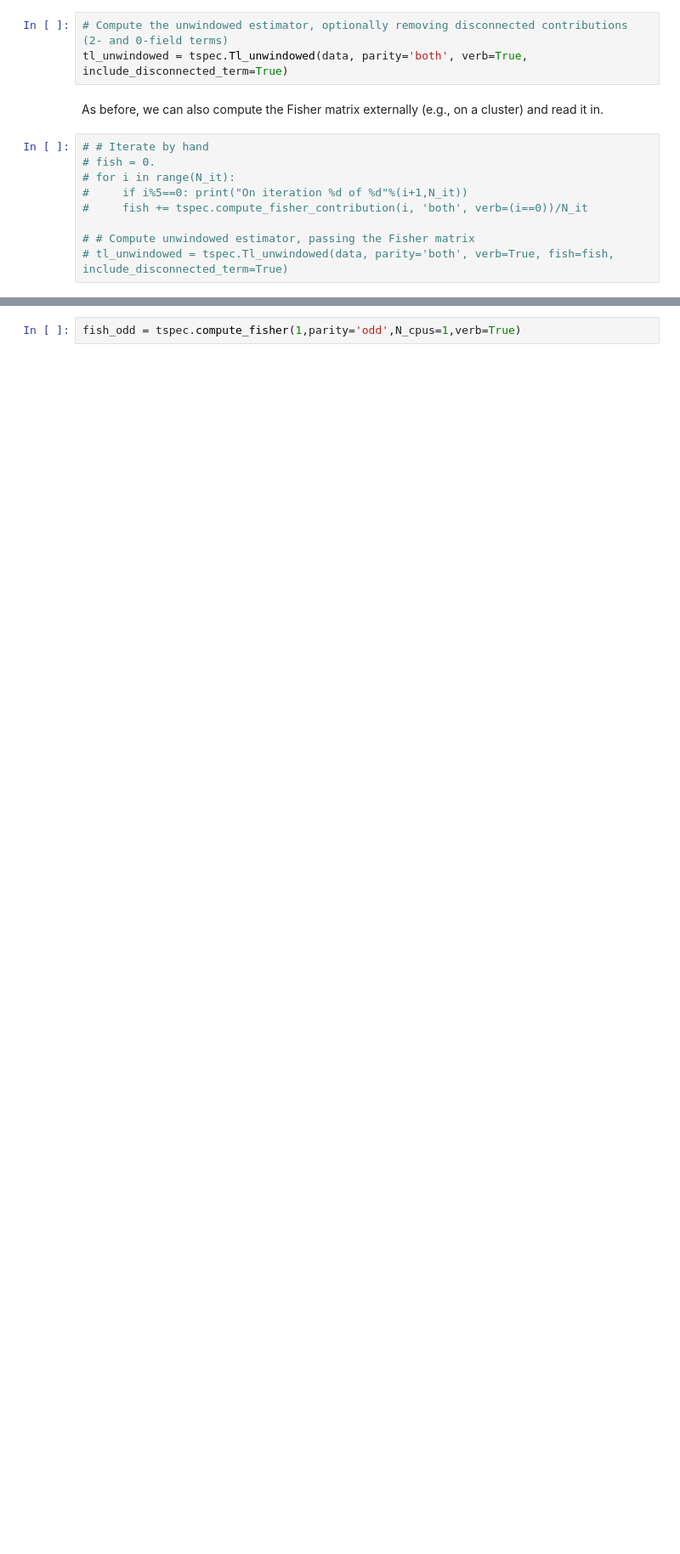
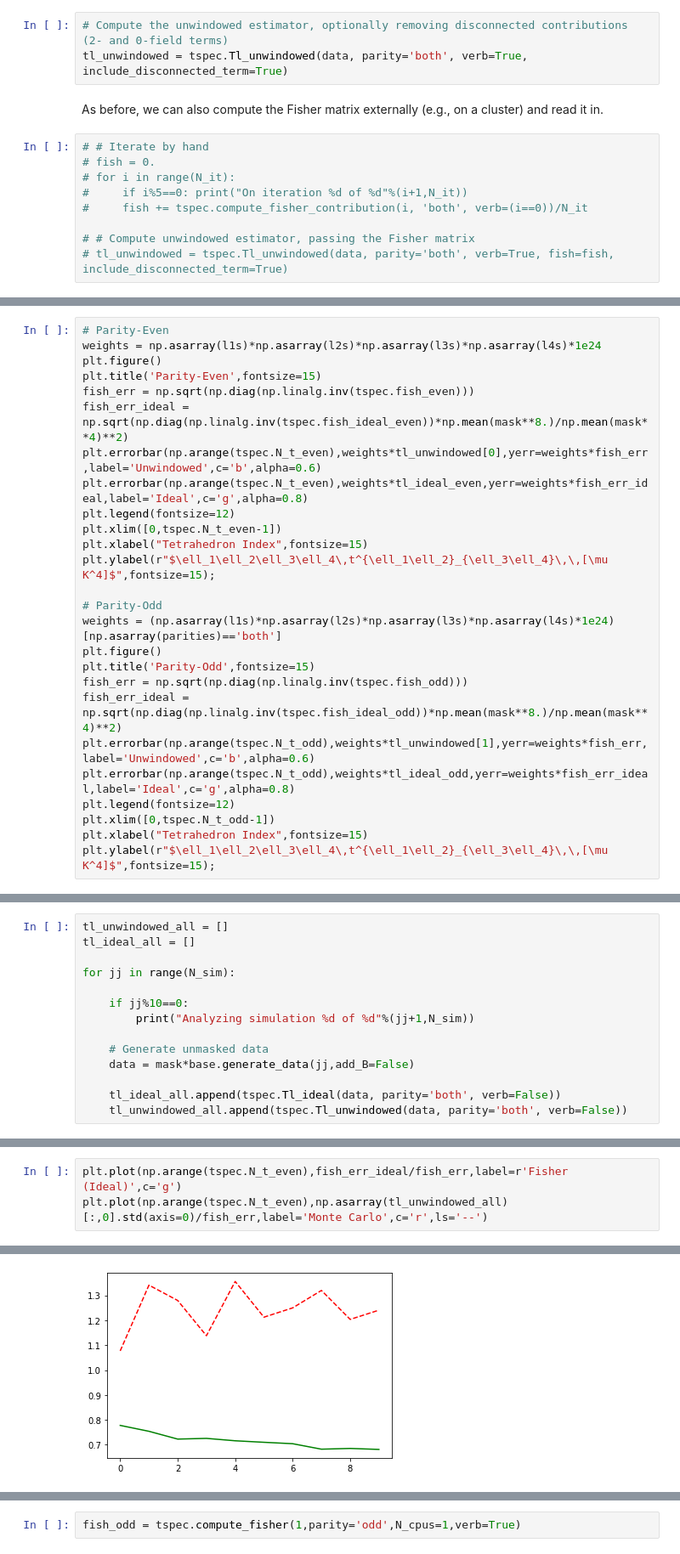
Before and after one commit to oliverphilcox/PolyBin, a Jupyter notebook: Tutorial.ipynb, the cells around one changed output, grey strips where cells are left out. Shown at 85% size. Drawn from its saved outputs; the diff is of its cells as text; blank space fills up the shorter version.

```diff
--- a/Tutorial.ipynb
+++ b/Tutorial.ipynb
@@ -730,0 +739,26 @@ As before, we can also compute the Fisher matrix externally (e.g., on a cluster)
+# %%
+# Parity-Even
+weights = np.asarray(l1s)*np.asarray(l2s)*np.asarray(l3s)*np.asarray(l4s)*1e24
+plt.figure()
+plt.title('Parity-Even',fontsize=15)
+fish_err = np.sqrt(np.diag(np.linalg.inv(tspec.fish_even)))
+fish_err_ideal = np.sqrt(np.diag(np.linalg.inv(tspec.fish_ideal_even))*np.mean(mask**8.)/np.mean(mask**4)**2)
+plt.errorbar(np.arange(tspec.N_t_even),weights*tl_unwindowed[0],yerr=weights*fish_err,label='Unwindowed',c='b',alpha=0.6)
+plt.errorbar(np.arange(tspec.N_t_even),weights*tl_ideal_even,yerr=weights*fish_err_ideal,label='Ideal',c='g',alpha=0.8)
+plt.legend(fontsize=12)
+plt.xlim([0,tspec.N_t_even-1])
+plt.xlabel("Tetrahedron Index",fontsize=15)
+plt.ylabel(r"$\ell_1\ell_2\ell_3\ell_4\,t^{\ell_1\ell_2}_{\ell_3\ell_4}\,\,[\mu K^4]$",fontsize=15);
+
+# Parity-Odd
+weights = (np.asarray(l1s)*np.asarray(l2s)*np.asarray(l3s)*np.asarray(l4s)*1e24)[np.asarray(parities)=='both']
+plt.figure()
+plt.title('Parity-Odd',fontsize=15)
+fish_err = np.sqrt(np.diag(np.linalg.inv(tspec.fish_odd)))
+fish_err_ideal = np.sqrt(np.diag(np.linalg.inv(tspec.fish_ideal_odd))*np.mean(mask**8.)/np.mean(mask**4)**2)
+plt.errorbar(np.arange(tspec.N_t_odd),weights*tl_unwindowed[1],yerr=weights*fish_err,label='Unwindowed',c='b',alpha=0.6)
+plt.errorbar(np.arange(tspec.N_t_odd),weights*tl_ideal_odd,yerr=weights*fish_err_ideal,label='Ideal',c='g',alpha=0.8)
+plt.legend(fontsize=12)
+plt.xlim([0,tspec.N_t_odd-1])
+plt.xlabel("Tetrahedron Index",fontsize=15)
+plt.ylabel(r"$\ell_1\ell_2\ell_3\ell_4\,t^{\ell_1\ell_2}_{\ell_3\ell_4}\,\,[\mu K^4]$",fontsize=15);
@@ -730,0 +782,14 @@ As before, we can also compute the Fisher matrix externally (e.g., on a cluster)
+# %%
+tl_unwindowed_all = []
+tl_ideal_all = []
+
+for jj in range(N_sim):
+
+    if jj%10==0:
+        print("Analyzing simulation %d of %d"%(jj+1,N_sim))
+
+    # Generate unmasked data
+    data = mask*base.generate_data(jj,add_B=False)
+
+    tl_ideal_all.append(tspec.Tl_ideal(data, parity='both', verb=False))
+    tl_unwindowed_all.append(tspec.Tl_unwindowed(data, parity='both', verb=False))
@@ -730,0 +823,4 @@ As before, we can also compute the Fisher matrix externally (e.g., on a cluster)
+# %%
+plt.plot(np.arange(tspec.N_t_even),fish_err_ideal/fish_err,label=r'Fisher (Ideal)',c='g')
+plt.plot(np.arange(tspec.N_t_even),np.asarray(tl_unwindowed_all)[:,0].std(axis=0)/fish_err,label='Monte Carlo',c='r',ls='--')
+# %% [output]
@@ -730,0 +828 @@ As before, we can also compute the Fisher matrix externally (e.g., on a cluster)
+[figure, added]
```
Also changed, not shown: parts of 31 cells of this notebook, 4 other files.
